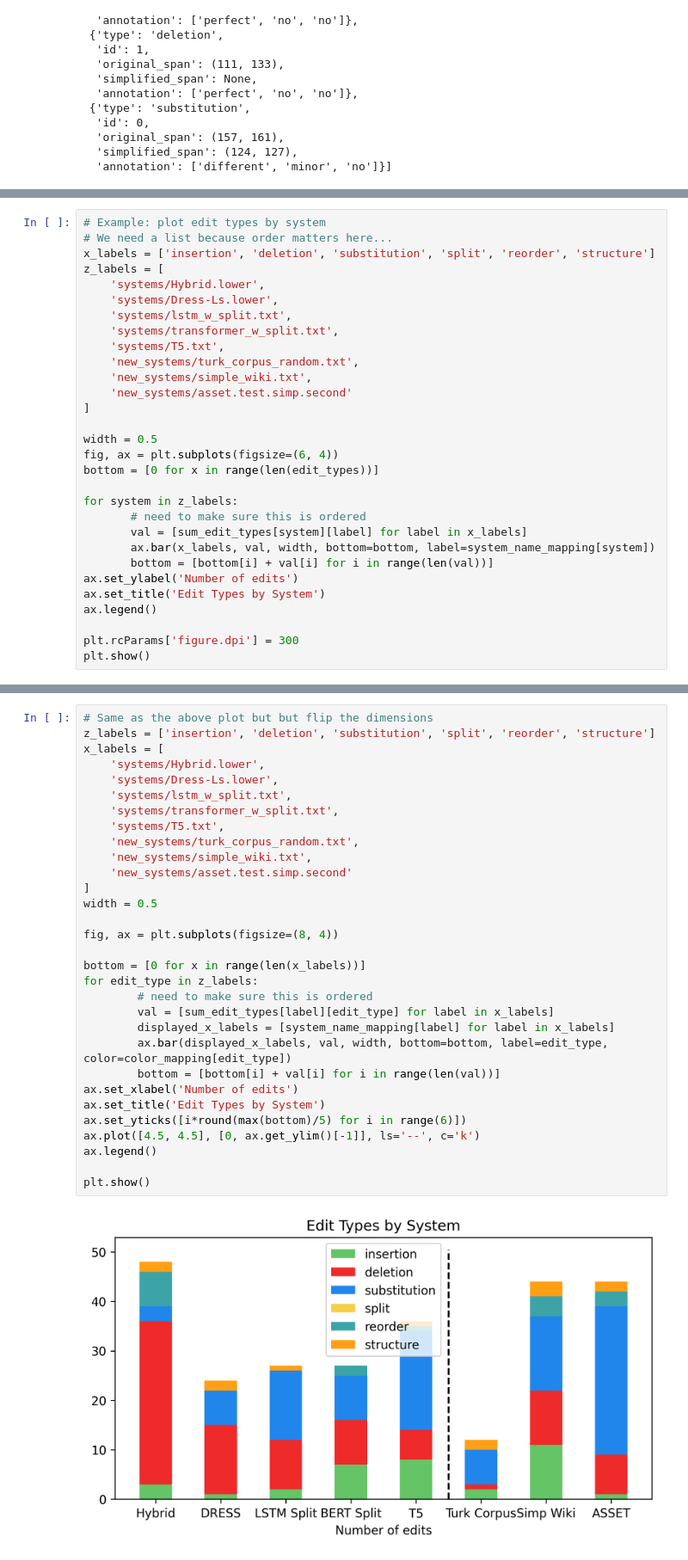
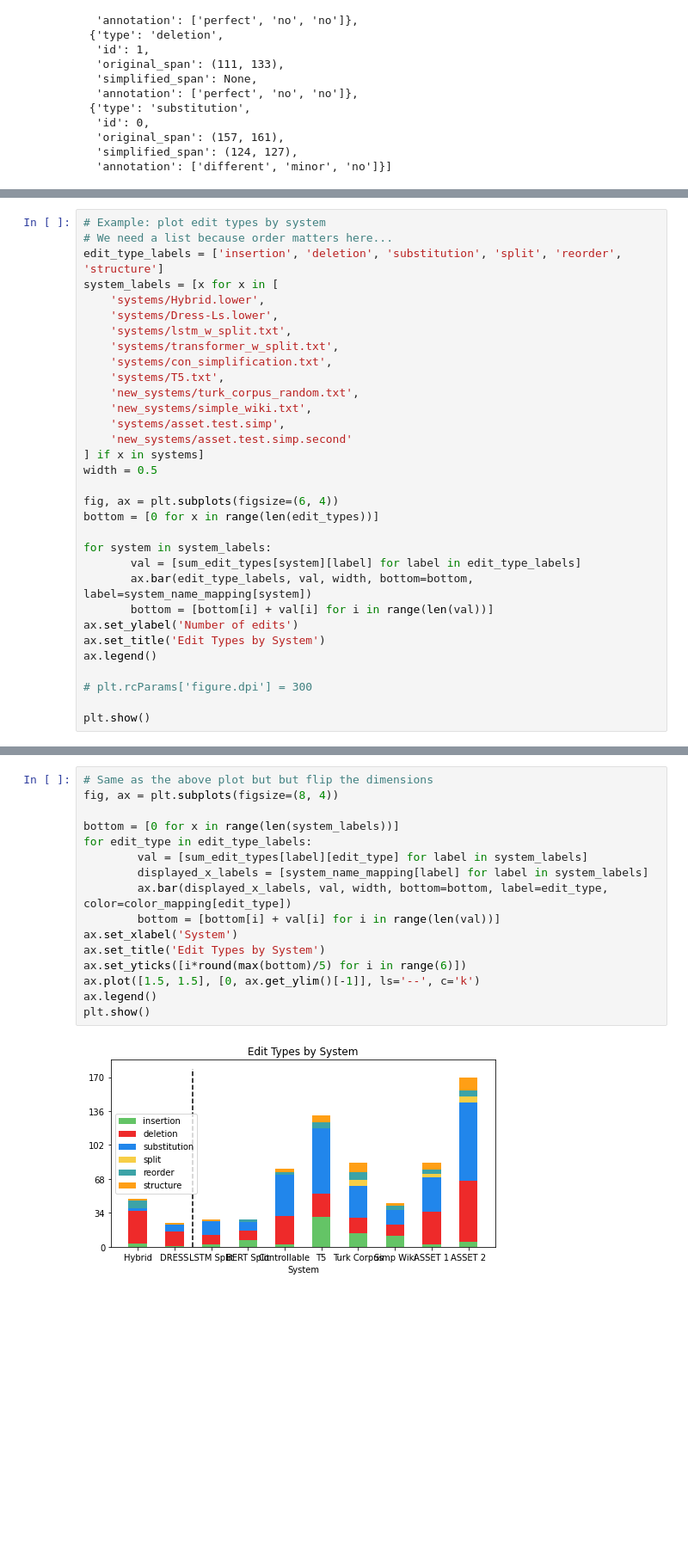
Before and after one commit to Yao-Dou/ts-annotation-tool, a Jupyter notebook: data/analysis/analysis.ipynb, the cells around one changed output, grey strips where cells are left out. Shown at 86% size. Cells and saved outputs as stored; diff of their text form; blank space fills up the shorter version.

```diff
--- a/data/analysis/analysis.ipynb
+++ b/data/analysis/analysis.ipynb
@@ -105,31 +132,33 @@ display(sum_edit_types)
 # %%
 # Example: plot edit types by system
 # We need a list because order matters here...
-x_labels = ['insertion', 'deletion', 'substitution', 'split', 'reorder', 'structure']
-z_labels = [
+edit_type_labels = ['insertion', 'deletion', 'substitution', 'split', 'reorder', 'structure']
+system_labels = [x for x in [
     'systems/Hybrid.lower',
     'systems/Dress-Ls.lower',
     'systems/lstm_w_split.txt',
     'systems/transformer_w_split.txt',
+    'systems/con_simplification.txt',
     'systems/T5.txt',
     'new_systems/turk_corpus_random.txt',
     'new_systems/simple_wiki.txt',
+    'systems/asset.test.simp',
     'new_systems/asset.test.simp.second'
-]
+] if x in systems]
+width = 0.5
 
-width = 0.5
 fig, ax = plt.subplots(figsize=(6, 4))
 bottom = [0 for x in range(len(edit_types))]
 
-for system in z_labels:
-       # need to make sure this is ordered
-       val = [sum_edit_types[system][label] for label in x_labels]
-       ax.bar(x_labels, val, width, bottom=bottom, label=system_name_mapping[system])
+for system in system_labels:
+       val = [sum_edit_types[system][label] for label in edit_type_labels]
+       ax.bar(edit_type_labels, val, width, bottom=bottom, label=system_name_mapping[system])
        bottom = [bottom[i] + val[i] for i in range(len(val))]
 ax.set_ylabel('Number of edits')
 ax.set_title('Edit Types by System')
 ax.legend()
 
-plt.rcParams['figure.dpi'] = 300
+# plt.rcParams['figure.dpi'] = 300
+
 plt.show()
 # %% [output]
@@ -137,33 +166,18 @@ plt.show()
 # %%
 # Same as the above plot but but flip the dimensions
-z_labels = ['insertion', 'deletion', 'substitution', 'split', 'reorder', 'structure']
-x_labels = [
-    'systems/Hybrid.lower',
-    'systems/Dress-Ls.lower',
-    'systems/lstm_w_split.txt',
-    'systems/transformer_w_split.txt',
-    'systems/T5.txt',
-    'new_systems/turk_corpus_random.txt',
-    'new_systems/simple_wiki.txt',
-    'new_systems/asset.test.simp.second'
-]
-width = 0.5
-
 fig, ax = plt.subplots(figsize=(8, 4))
 
-bottom = [0 for x in range(len(x_labels))]
-for edit_type in z_labels:
-        # need to make sure this is ordered
-        val = [sum_edit_types[label][edit_type] for label in x_labels]
-        displayed_x_labels = [system_name_mapping[label] for label in x_labels]
+bottom = [0 for x in range(len(system_labels))]
+for edit_type in edit_type_labels:
+        val = [sum_edit_types[label][edit_type] for label in system_labels]
+        displayed_x_labels = [system_name_mapping[label] for label in system_labels]
         ax.bar(displayed_x_labels, val, width, bottom=bottom, label=edit_type, color=color_mapping[edit_type])
         bottom = [bottom[i] + val[i] for i in range(len(val))]
-ax.set_xlabel('Number of edits')
+ax.set_xlabel('System')
 ax.set_title('Edit Types by System')
 ax.set_yticks([i*round(max(bottom)/5) for i in range(6)])
-ax.plot([4.5, 4.5], [0, ax.get_ylim()[-1]], ls='--', c='k')
+ax.plot([1.5, 1.5], [0, ax.get_ylim()[-1]], ls='--', c='k')
 ax.legend()
-
 plt.show()
 # %% [output]
-[figure, old version]
+[figure, new version]
```
Also changed, not shown: parts of 22 cells of this notebook, 5 other files.
